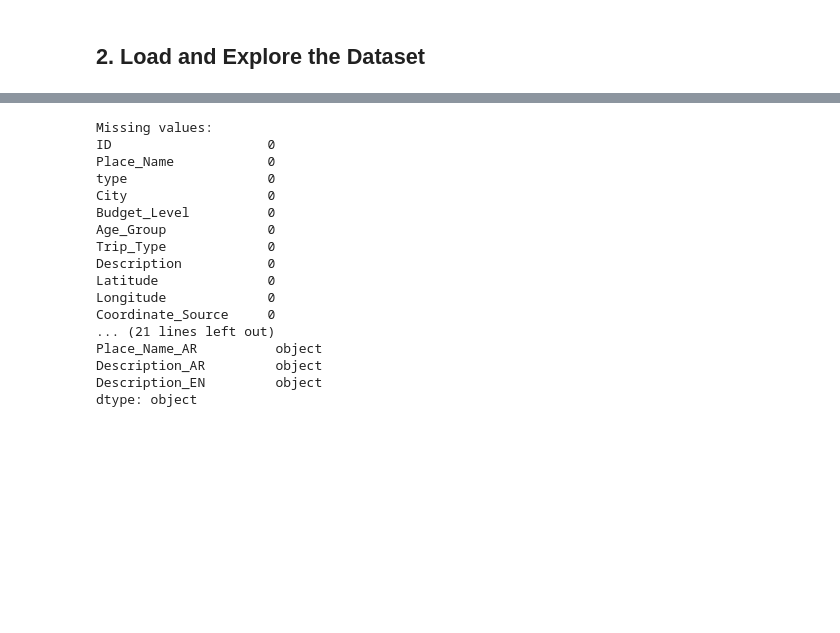
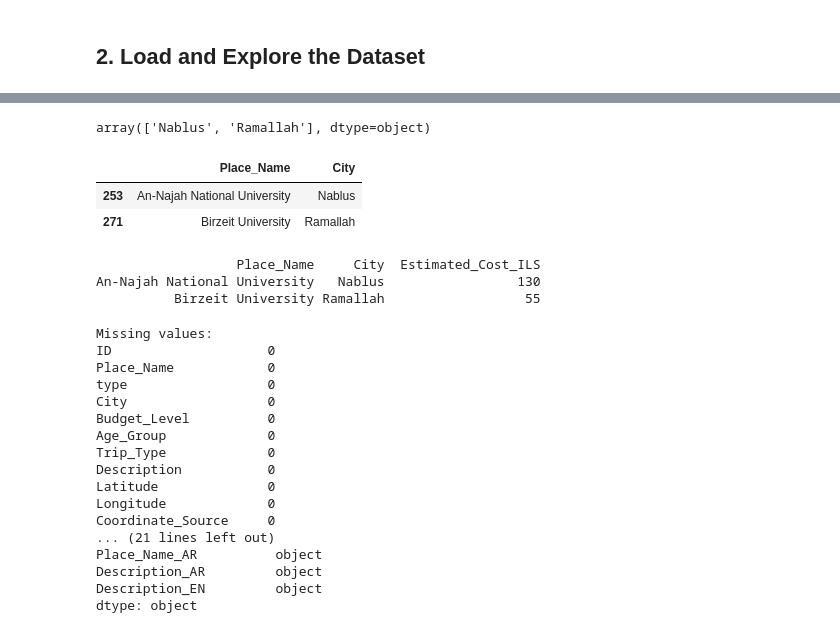
Before and after one commit to Asalasadat/AI-Travel-Squad, a Jupyter notebook: AI&ML/Code/palestine_tourism_recommendation.ipynb, the cells around one changed output, grey strips where cells are left out. Saved outputs shown, nothing was run; the diff lists cells and outputs as text; code cells hidden in the pictures; blank space fills up the shorter version.

```diff
--- a/AI&ML/Code/palestine_tourism_recommendation.ipynb
+++ b/AI&ML/Code/palestine_tourism_recommendation.ipynb
@@ -52,6 +52,32 @@ Columns: ['ID', 'Place_Name', 'type', 'City', 'Budget_Level', 'Age_Group', 'Trip
 | 2 | 3 | Khirbet Keshda (Ruin) | Archaeological | Tubas | Low | Youth | Adventure | Khirbet Keshda is an archaeologic... | 32.323439 | ... |
 | 3 | 4 | Khirbet Aniun (Ruin) | Archaeological | Tubas | Low | Youth | Adventure | Khirbet Aniun is an archaeologica... | 32.323439 | ... |
 | 4 | 5 | Khirbat Um Kubiesh ('Atuf) | Archaeological | Tubas | Low | Youth | Adventure | Khirbat Um Kubiesh, near 'Atuf in... | 32.323439 | ... |
+# %%
+df.loc[df["Trip_Type"] == "Educational", "City"].unique()
+# %% [output]
+array(['Nablus', 'Ramallah'], dtype=object)
+# %%
+df.loc[
+    (df["Trip_Type"] == "Educational") &
+    (df["City"].isin(["Nablus", "Ramallah"])),
+    ["Place_Name", "City"]
+]
+# %% [output]
+|  | Place_Name | City |
+| 253 | An-Najah National University | Nablus |
+| 271 | Birzeit University | Ramallah |
+# %%
+educational_places = df.loc[
+    (df["Trip_Type"] == "Educational") &
+    (df["City"].isin(["Nablus", "Ramallah"])),
+    ["Place_Name", "City", "Estimated_Cost_ILS"]
+].sort_values("City")
+
+print(educational_places.to_string(index=False))
+# %% [output]
+                  Place_Name     City  Estimated_Cost_ILS
+An-Najah National University   Nablus                 130
+          Birzeit University Ramallah                  55
 # %%
 # Check for missing values
 print('Missing values:')
```
Also changed, not shown: parts of 9 cells of this notebook.
